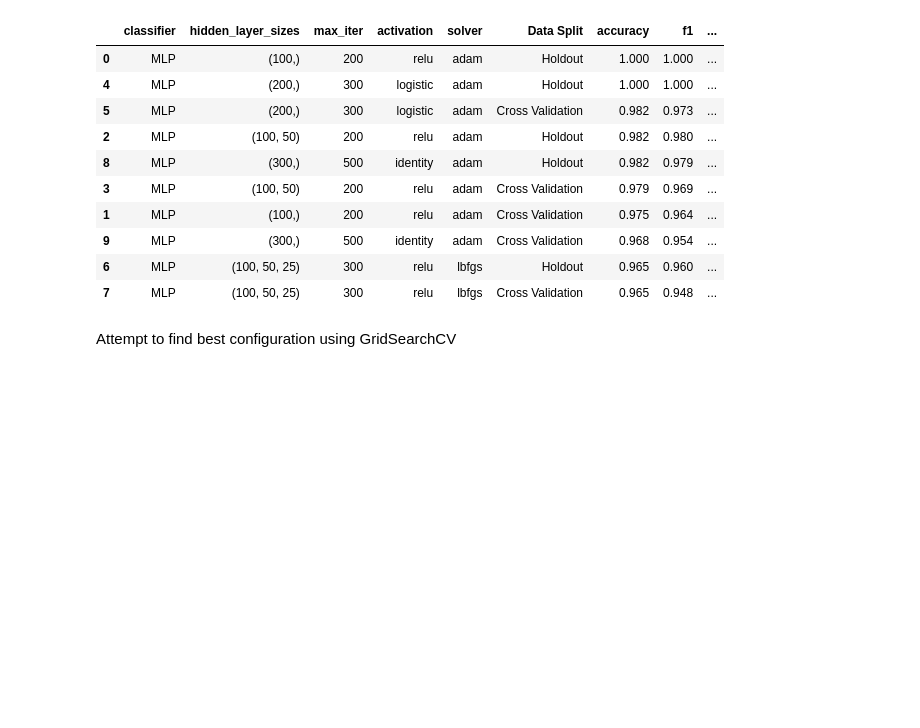
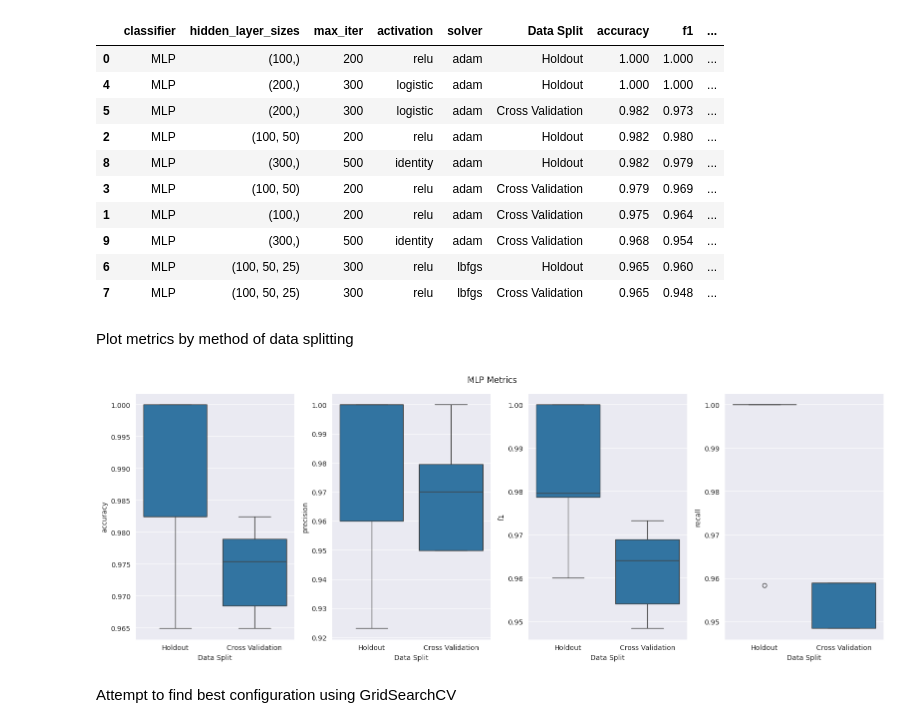
Before and after one commit to zGabor2001/ML, a Jupyter notebook: assignment1/breast_cancer_dataset.ipynb, the cells around one changed output. Cells and saved outputs as stored; diff of their text form; code cells hidden in the pictures; blank space fills up the shorter version.

```diff
--- a/assignment1/breast_cancer_dataset.ipynb
+++ b/assignment1/breast_cancer_dataset.ipynb
@@ -310,6 +333,12 @@ mlp_results_df.sort_values(by='accuracy', ascending=False).round(3)
 | 9 | MLP | (300,) | 500 | identity | adam | Cross Validation | 0.968 | 0.954 | ... |
 | 6 | MLP | (100, 50, 25) | 300 | relu | lbfgs | Holdout | 0.965 | 0.960 | ... |
 | 7 | MLP | (100, 50, 25) | 300 | relu | lbfgs | Cross Validation | 0.965 | 0.948 | ... |
+# %% [markdown]
+Plot metrics by method of data splitting
+# %%
+boxplot_metric_by_class(mlp_results_df, ['accuracy', 'precision', 'f1', 'recall'], 'Data Split', 'MLP Metrics')
+# %% [output]
+[figure, added]
 # %% [markdown]
 Attempt to find best configuration using GridSearchCV
 # %%
```
Also changed, not shown: parts of 11 cells of this notebook.
